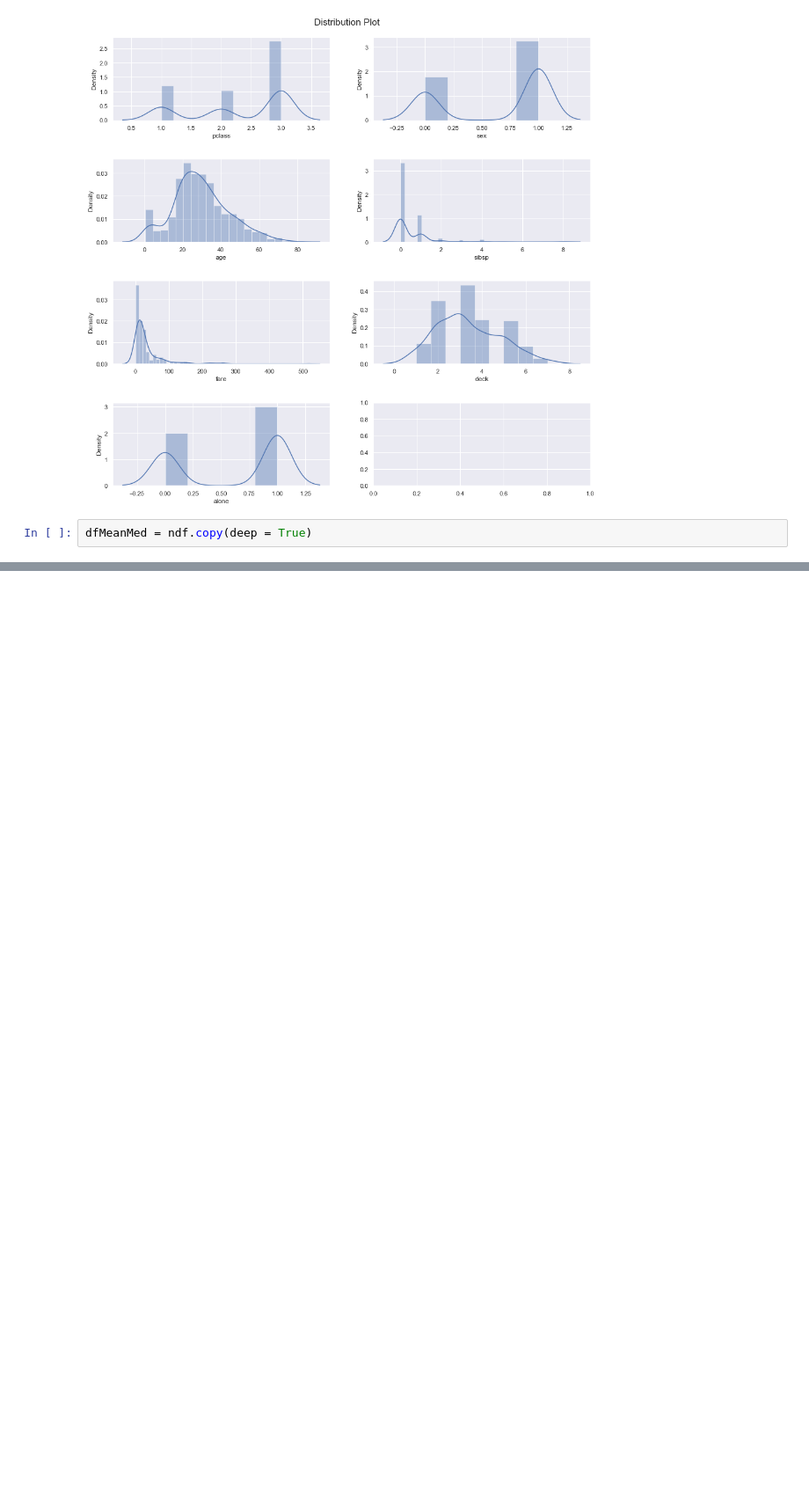
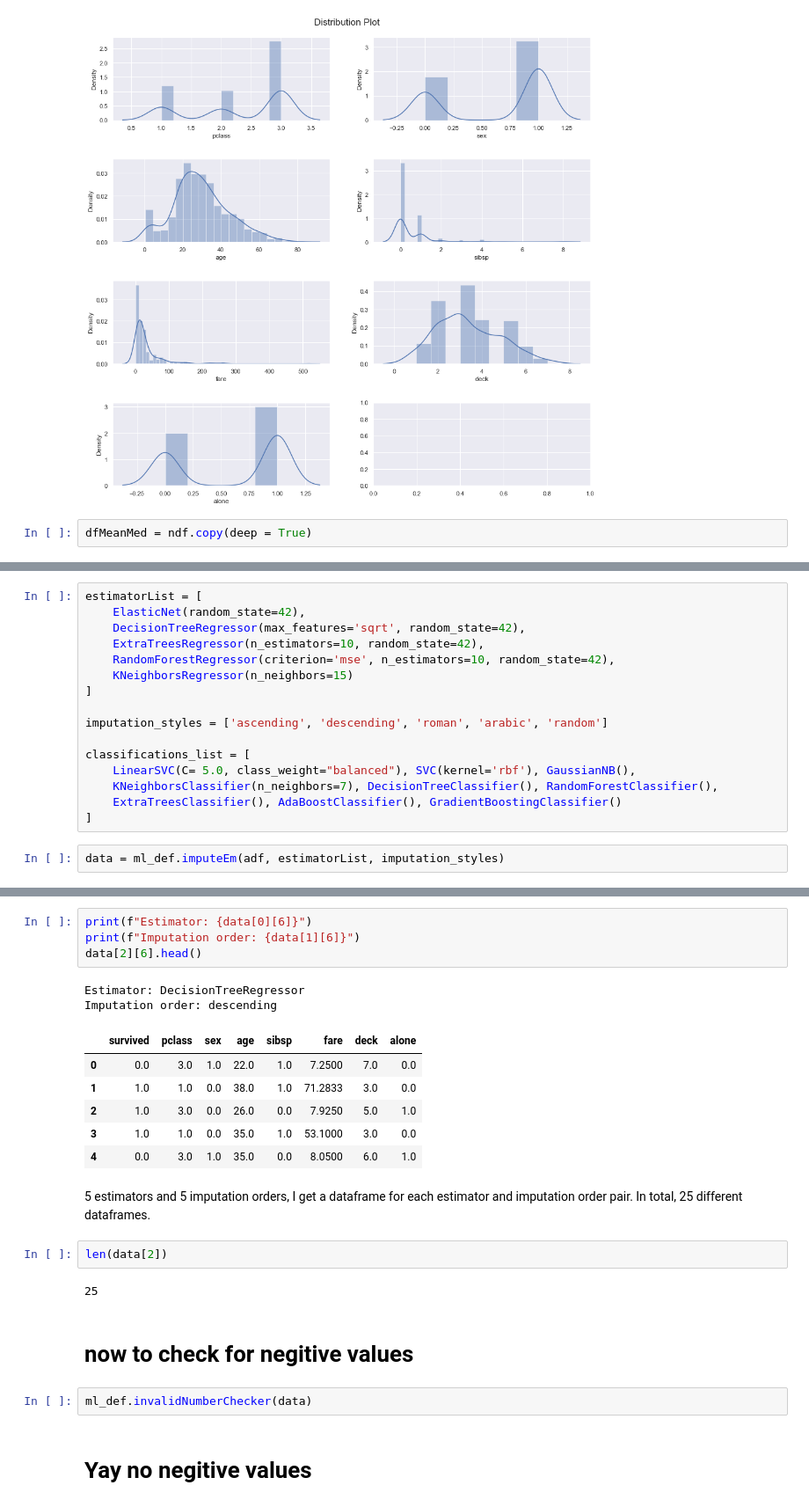
Before and after one commit to sgtcurran/classification-exercises, a Jupyter notebook: model.ipynb, the cells around one changed output, grey strips where cells are left out. Shown at 88% size. Cells and saved outputs as stored; diff of their text form; blank space fills up the shorter version.

```diff
--- a/model.ipynb
+++ b/model.ipynb
@@ -225,0 +292,18 @@ dfMeanMed
+# %%
+estimatorList = [
+    ElasticNet(random_state=42),
+    DecisionTreeRegressor(max_features='sqrt', random_state=42),
+    ExtraTreesRegressor(n_estimators=10, random_state=42),
+    RandomForestRegressor(criterion='mse', n_estimators=10, random_state=42),
+    KNeighborsRegressor(n_neighbors=15)
+]
+
+imputation_styles = ['ascending', 'descending', 'roman', 'arabic', 'random']
+
+classifications_list = [
+    LinearSVC(C= 5.0, class_weight="balanced"), SVC(kernel='rbf'), GaussianNB(),
+    KNeighborsClassifier(n_neighbors=7), DecisionTreeClassifier(), RandomForestClassifier(),
+    ExtraTreesClassifier(), AdaBoostClassifier(), GradientBoostingClassifier()
+]
+# %%
+data = ml_def.imputeEm(adf, estimatorList, imputation_styles)
@@ -225,0 +350,26 @@ dfMeanMed
+# %%
+print(f"Estimator: {data[0][6]}")
+print(f"Imputation order: {data[1][6]}")
+data[2][6].head()
+# %% [output]
+Estimator: DecisionTreeRegressor
+Imputation order: descending
+|  | survived | pclass | sex | age | sibsp | fare | deck | alone |
+| 0 | 0.0 | 3.0 | 1.0 | 22.0 | 1.0 | 7.2500 | 7.0 | 0.0 |
+| 1 | 1.0 | 1.0 | 0.0 | 38.0 | 1.0 | 71.2833 | 3.0 | 0.0 |
+| 2 | 1.0 | 3.0 | 0.0 | 26.0 | 0.0 | 7.9250 | 5.0 | 1.0 |
+| 3 | 1.0 | 1.0 | 0.0 | 35.0 | 1.0 | 53.1000 | 3.0 | 0.0 |
+| 4 | 0.0 | 3.0 | 1.0 | 35.0 | 0.0 | 8.0500 | 6.0 | 1.0 |
+# %% [markdown]
+5 estimators and 5 imputation orders, I get a dataframe for each estimator and imputation order pair.
+In total, 25 different dataframes.
+# %%
+len(data[2])
+# %% [output]
+25
+# %% [markdown]
+# now to check for negitive values
+# %%
+ml_def.invalidNumberChecker(data)
+# %% [markdown]
+# Yay no negitive values
```
Also changed, not shown: parts of 36 cells of this notebook.
